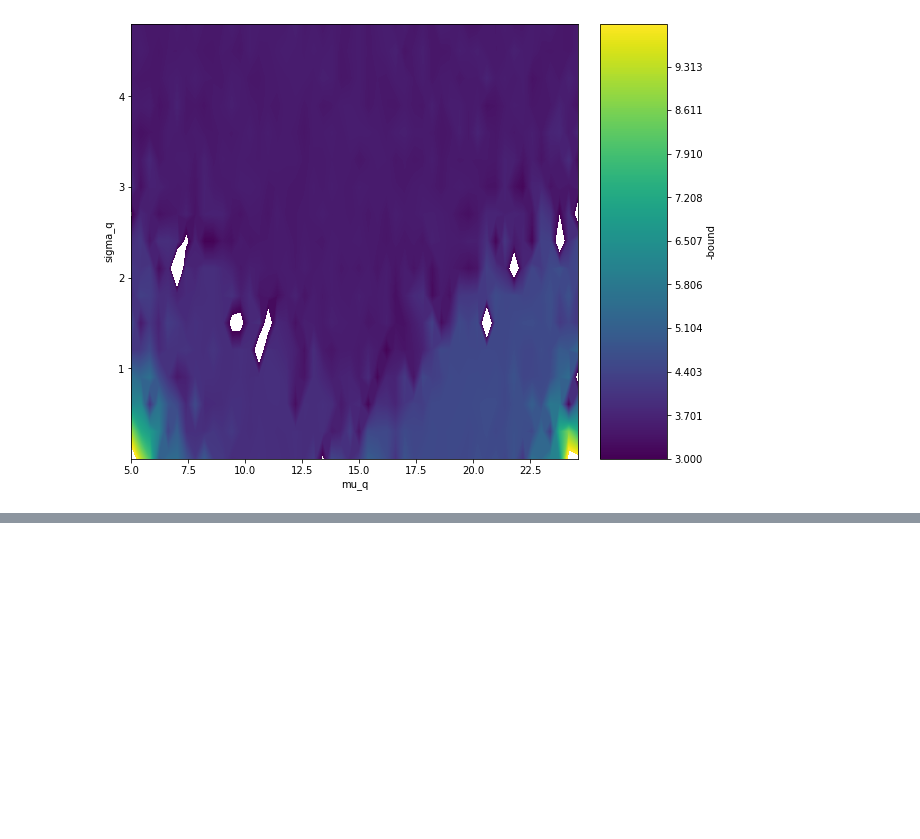
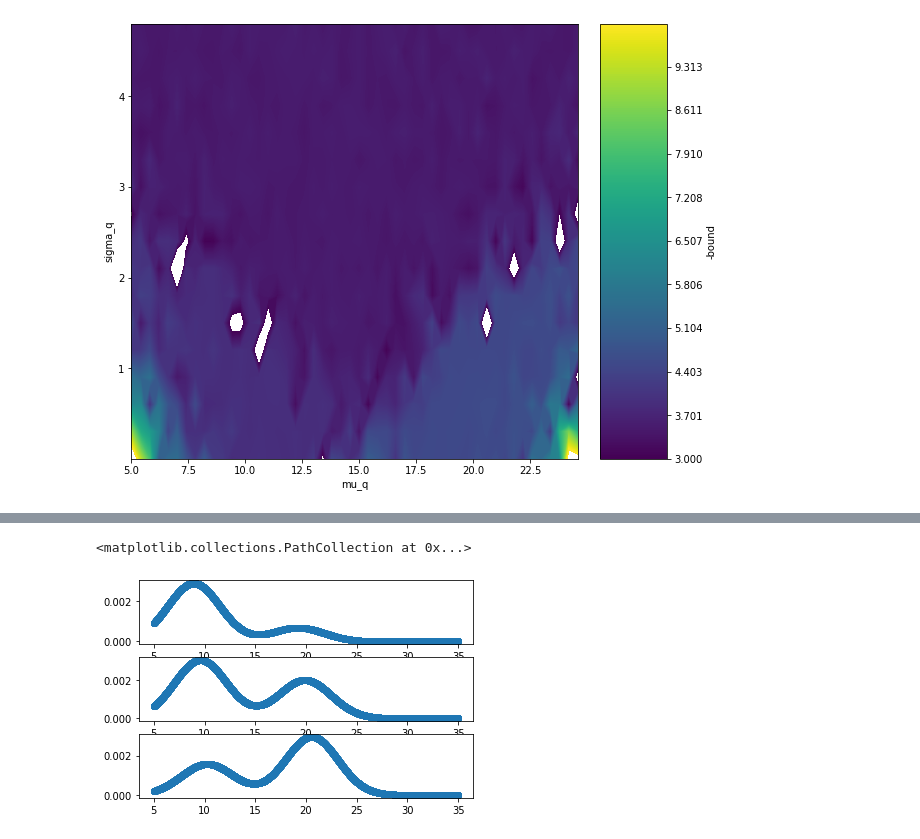
Before and after one commit to ucbtns/renyibounds, a Jupyter notebook: multi_armed_bandit/notebook/Contour_plot_bound.ipynb, the cells around one changed output, grey strips where cells are left out. Saved outputs shown, nothing was run; the diff lists cells and outputs as text; code cells hidden in the pictures; blank space fills up the shorter version.

```diff
--- a/multi_armed_bandit/notebook/Contour_plot_bound.ipynb
+++ b/multi_armed_bandit/notebook/Contour_plot_bound.ipynb
@@ -105,0 +125,13 @@ fig = plt.scatter(samples, pso)
+# %%
+pso0 = list(np.load('../pso_arm_0.npy'))
+pso1 = list(np.load('../pso_arm_1.npy'))
+pso2 = list(np.load('../pso_arm_2.npy'))
+
+fig, axes = plt.subplots(3)
+
+axes[0].scatter(samples0, pso0)
+axes[1].scatter(samples1, pso1)
+axes[2].scatter(samples2, pso2)
+# %% [output]
+<matplotlib.collections.PathCollection at 0x...>
+[figure, added]
```
Also changed, not shown: parts of 8 cells of this notebook, 1 other file.
